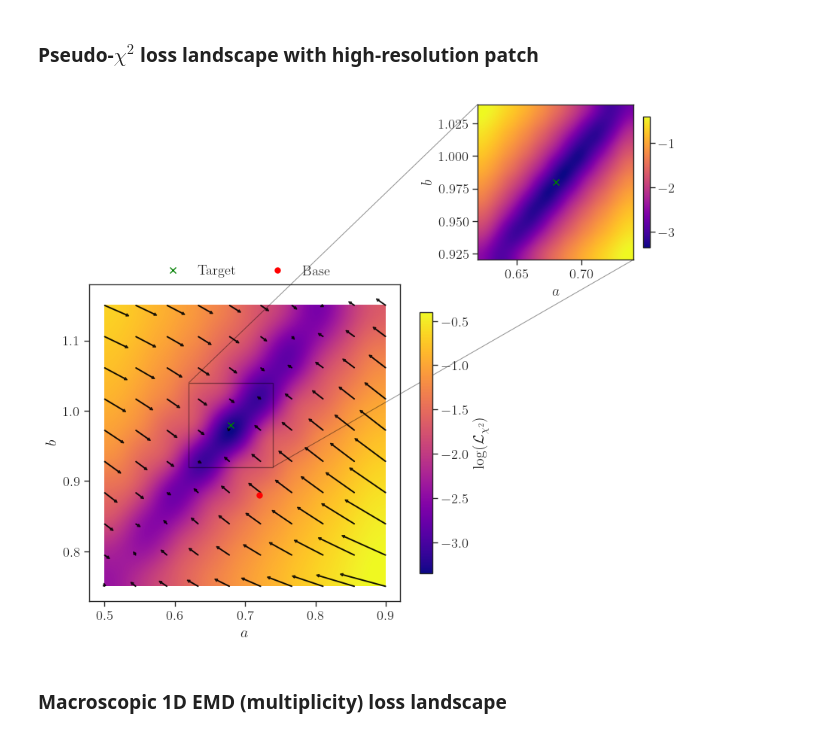
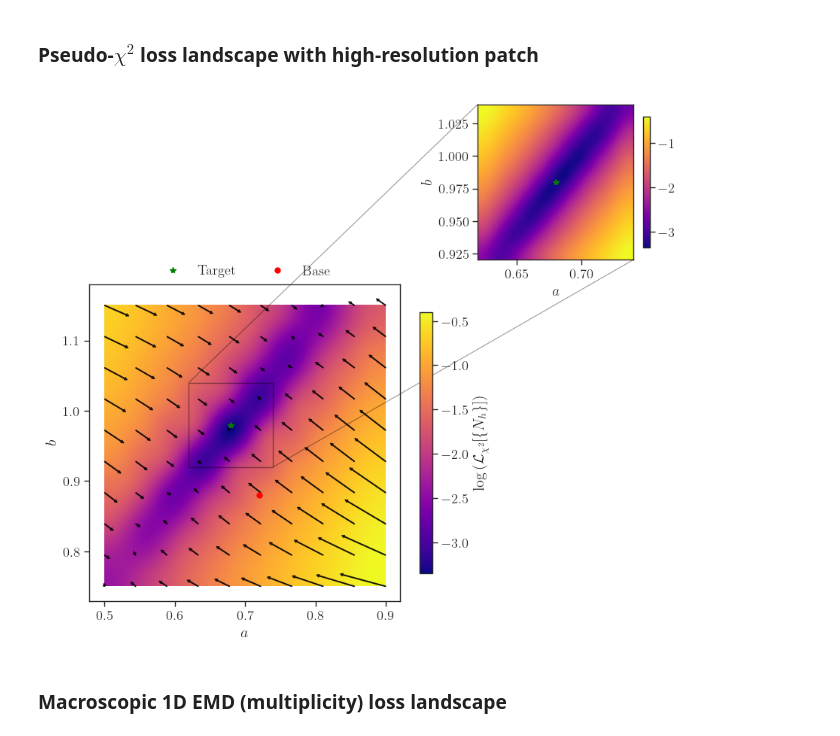
Before and after one commit to tonymenzo/hadronization-tune-mlrw, a Jupyter notebook: ARRG/draft_figures.ipynb, the cells around one changed output. Drawn from its saved outputs; the diff is of its cells as text; code cells hidden in the pictures.

```diff
--- a/ARRG/draft_figures.ipynb
+++ b/ARRG/draft_figures.ipynb
@@ -12,9 +12,9 @@ plt.rcParams['font.size'] = 25
 ### Pseudo-$\chi^2$ loss landscape
 # %%
 # Load pseudo-chi2 data
-a_b_chi2           = np.load('../flow_data/flow_data_pseudo_chi2_fixed_bin_a_b_Nbatch_2e5.npy')
-a_b_gradients_chi2 = np.load('../flow_data/flow_data_pseudo_chi2_fixed_bin_a_b_gradients_Nbatch_2e5.npy')
-loss_grid_chi2     = np.load('../flow_data/flow_data_pseudo_chi2_fixed_bin_losses_Nbatch_2e5.npy')
+a_b_chi2           = np.load('./flow_data/flow_data_pseudo_chi2_fixed_bin_a_b_Nbatch_2e5.npy')
+a_b_gradients_chi2 = np.load('./flow_data/flow_data_pseudo_chi2_fixed_bin_a_b_gradients_Nbatch_2e5.npy')
+loss_grid_chi2     = np.load('./flow_data/flow_data_pseudo_chi2_fixed_bin_losses_Nbatch_2e5.npy')
 # %%
 fig, ax = plt.subplots(1,1,figsize=(6,5))
 
@@ -59,9 +59,9 @@ fig.tight_layout()
 ### Pseudo-$\chi^2$ loss landscape with high-resolution patch
 # %%
 # Connect the above plot to a high-res version centered on the target region
-a_b_chi2_hr           = np.load('../flow_data/flow_data_pseudo_chi2_fixed_bin_high_res_a_b_Nbatch_2e5.npy')
-a_b_gradients_chi2_hr = np.load('../flow_data/flow_data_pseudo_chi2_fixed_bin_high_res_a_b_gradients_Nbatch_2e5.npy')
-loss_grid_chi2_hr     = np.load('../flow_data/flow_data_pseudo_chi2_fixed_bin_high_res_losses_Nbatch_2e5.npy')
+a_b_chi2_hr           = np.load('./flow_data/flow_data_pseudo_chi2_fixed_bin_high_res_a_b_Nbatch_2e5.npy')
+a_b_gradients_chi2_hr = np.load('./flow_data/flow_data_pseudo_chi2_fixed_bin_high_res_a_b_gradients_Nbatch_2e5.npy')
+loss_grid_chi2_hr     = np.load('./flow_data/flow_data_pseudo_chi2_fixed_bin_high_res_losses_Nbatch_2e5.npy')
 # %%
 fig, ((ax1,ax2),(ax3,ax4)) = plt.subplots(2,2,figsize=(10,9), gridspec_kw={'height_ratios':[0.5, 1.0], 'width_ratios':[1, 0.5]})
 
@@ -84,7 +84,7 @@ magnitudes_grid = magnitudes.reshape(grid_shape).T
 heatmap = ax3.imshow((np.log10(loss_grid_chi2)).reshape(grid_shape).T, cmap=cmap, origin='lower', extent=(np.min(a_b_chi2[:, 0]), np.max(a_b_chi2[:, 0]), np.min(a_b_chi2[:, 1]), np.max(a_b_chi2[:, 1])), interpolation='lanczos')
 
 # Add a colorbar to show the magnitude scale
-fig.colorbar(heatmap, ax=ax3, label=r'$\log (\mathcal{L}_{\chi^2})$', shrink=0.75)
+fig.colorbar(heatmap, ax=ax3, label=r'$\log \left(\mathcal{L}_{\chi^2}[\{ N_h \}]\right)$', shrink=0.75)
 
 import matplotlib.patches as patches
 
@@ -94,7 +94,7 @@ for point, gradient in zip(a_b_chi2, a_b_gradients_chi2):
 
 # Plot the target and base points
 a_b_target = np.array([0.68, 0.98]) # Monash
-ax3.plot(a_b_target[0], a_b_target[1], 'x', color='green', ms = 6, linewidth=10, label = r'$\mathrm{Target}$')
+ax3.plot(a_b_target[0], a_b_target[1], '*', color='green', ms = 6, linewidth=10, label = r'$\mathrm{Target}$')
 base = np.array([0.72, 0.88])
 ax3.plot(base[0], base[1], 'o', color = 'red', ms = 5, linewidth=10, label = r'$\mathrm{Base}$')
 
@@ -132,42 +132,42 @@ heatmap_hr = ax2.imshow((np.log10(loss_grid_chi2_hr)).reshape(grid_shape_hr).T,
 fig.colorbar(heatmap, ax=ax2, shrink=0.75)
 
 # Mark the target point
-ax2.plot(a_b_target[0], a_b_target[1], 'x', color='green', label = 'Target', ms = 6, linewidth=10)
+ax2.plot(a_b_target[0], a_b_target[1], '*', color='green', label = 'Target', ms = 6, linewidth=10)
 
 # Set the axis labels
 ax2.set_xlabel(r'$a$')
 ax2.set_ylabel(r'$b$')
 
 # Add rectangle denoting high res region
 rect = patches.Rectangle((0.62, 0.92), 0.12, 0.12, linewidth=1, edgecolor='black', facecolor='none', alpha = 0.4)
 # Add the patch to the Axes
 ax3.add_patch(rect)
 
 plt.subplots_adjust(wspace=0.0, hspace=0.0)
 
 from matplotlib.patches import ConnectionPatch
 
 # Add the connecting lines
 conn = ConnectionPatch(
     xyA=(0.62, 0.92 + 0.12), coordsA='data', axesA=ax3,
     xyB=(np.min(a_b_chi2_hr[:, 0]), np.max(a_b_chi2_hr[:, 1])), coordsB='data', axesB=ax2,
     color='black', alpha = 0.4
 )
 ax3.add_artist(conn)
 conn.set_in_layout(False) # Remove from layout calculations
 
 conn1 = ConnectionPatch(
     xyA=(0.62 + 0.12, 0.92), coordsA='data', axesA=ax3,
     xyB=(np.max(a_b_chi2_hr[:, 0]), np.min(a_b_chi2_hr[:, 1])), coordsB='data', axesB=ax2,
     color='black', alpha = 0.4
 )
 ax3.add_artist(conn1)
 conn1.set_in_layout(False) # Remove from layout calculations
 
-#fig.savefig('ARRG_flow_psuedo_chi2_loss_Nbatch_2e5.pdf', dpi=300, bbox_inches='tight', pad_inches=0.1)
-#fig.savefig('ARRG_flow_psuedo_chi2_loss_Nbatch_2e5.png', dpi=300, bbox_inches='tight', pad_inches=0.1)
+fig.savefig('ARRG_flow_psuedo_chi2_loss_Nbatch_2e5.pdf', dpi=300, bbox_inches='tight', pad_inches=0.1)
+fig.savefig('ARRG_flow_psuedo_chi2_loss_Nbatch_2e5.png', dpi=300, bbox_inches='tight', pad_inches=0.1)
 # %% [output]
-[figure, old version]
+[figure, new version]
 # %% [markdown]
 ### Macroscopic 1D EMD (multiplicity) loss landscape
 # %%
```
Also changed, not shown: parts of 15 cells of this notebook.
